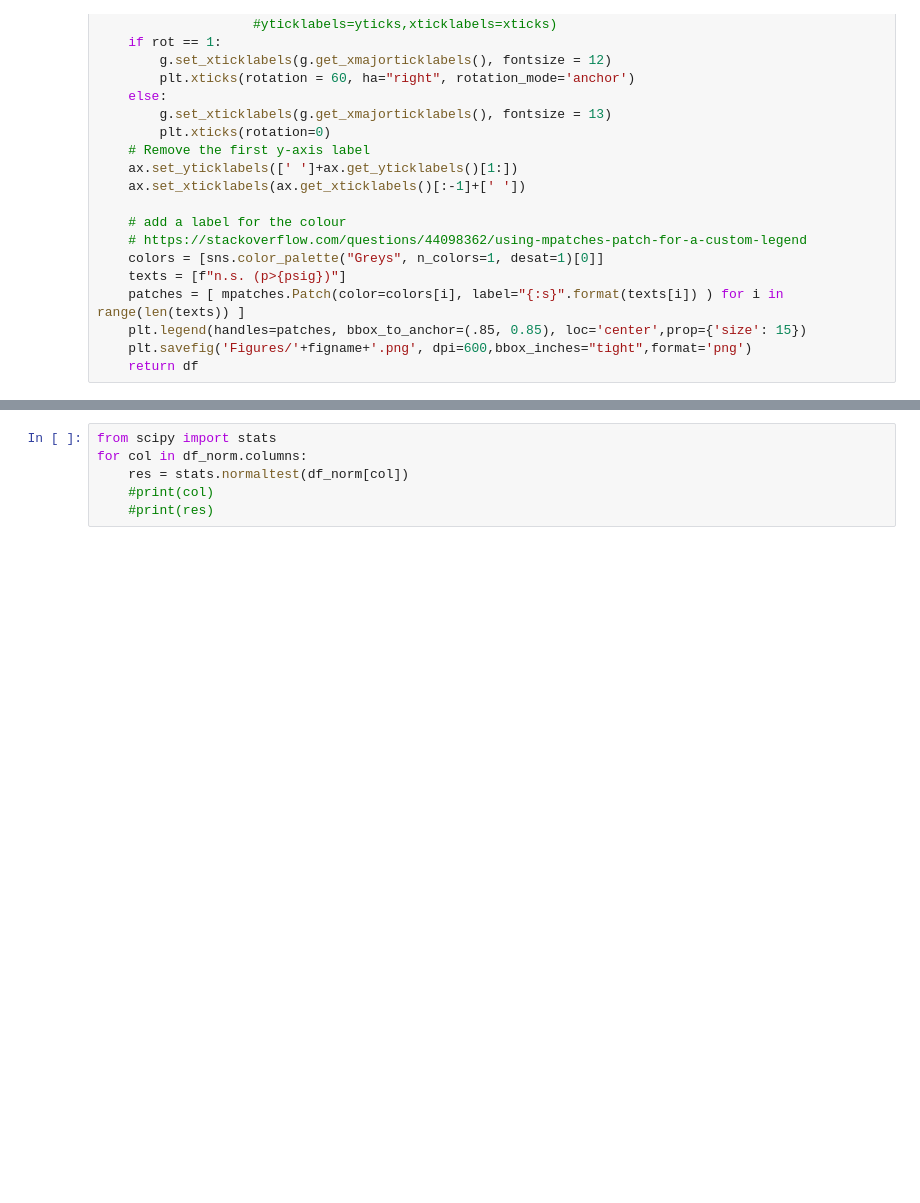
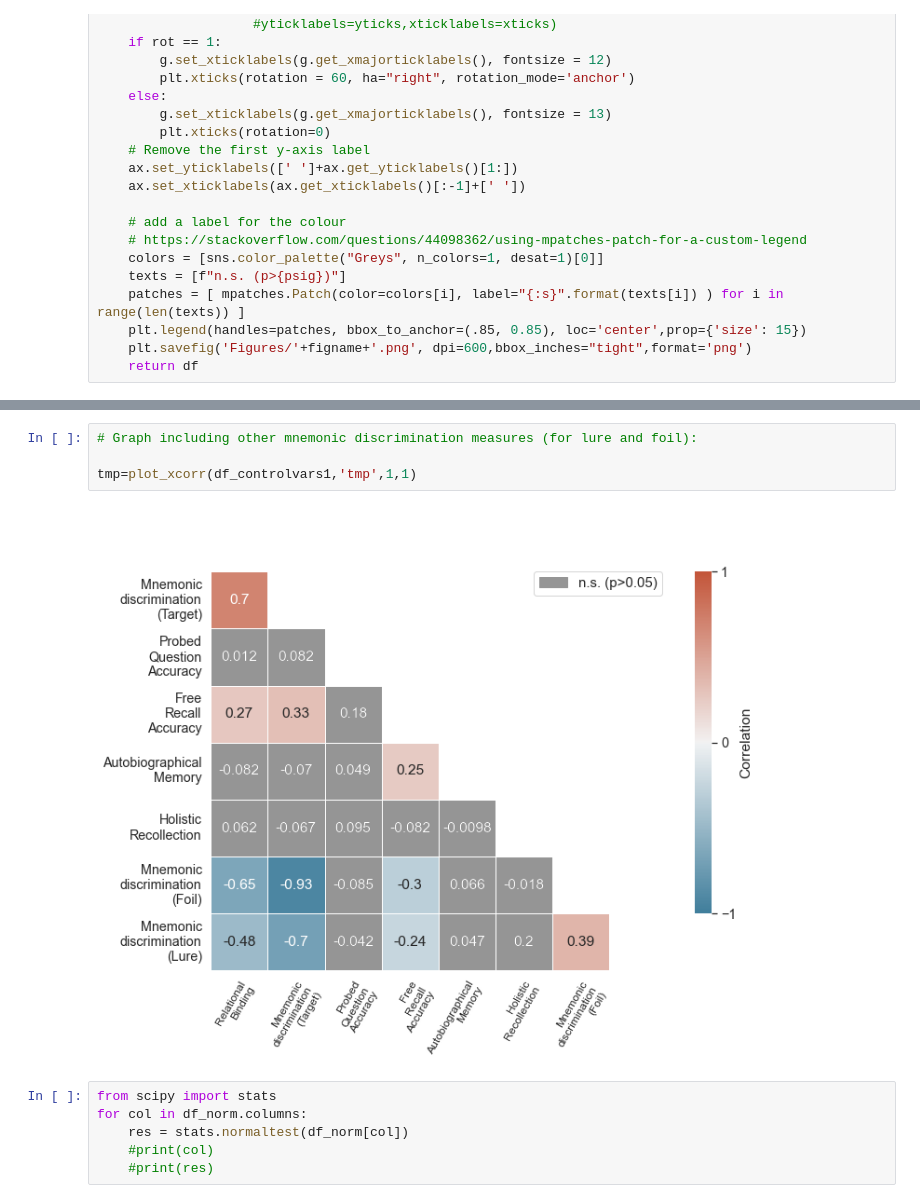
Before and after one commit to samsydco/Factor_Analysis, a Jupyter notebook: factor_anlaysis.ipynb, the cells around one changed output, grey strips where cells are left out. Drawn from its saved outputs; the diff is of its cells as text; blank space fills up the shorter version.

```diff
--- a/factor_anlaysis.ipynb
+++ b/factor_anlaysis.ipynb
@@ -330,3 +416,9 @@ residdf.to_csv('csvs/residualdf.csv',index=False)
+# %%
+# Graph including other mnemonic discrimination measures (for lure and foil):
+
+tmp=plot_xcorr(df_controlvars1,'tmp',1,1)
+# %% [output]
+[figure, added]
 # %%
 from scipy import stats
 for col in df_norm.columns:
```
Also changed, not shown: parts of 10 cells of this notebook.
